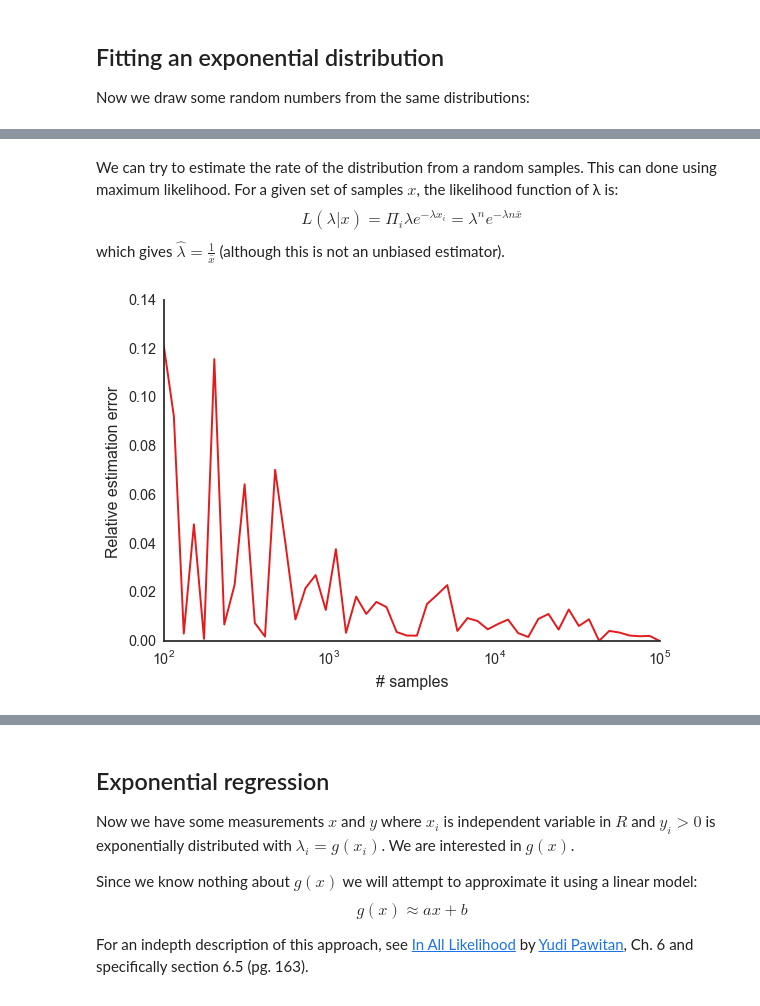
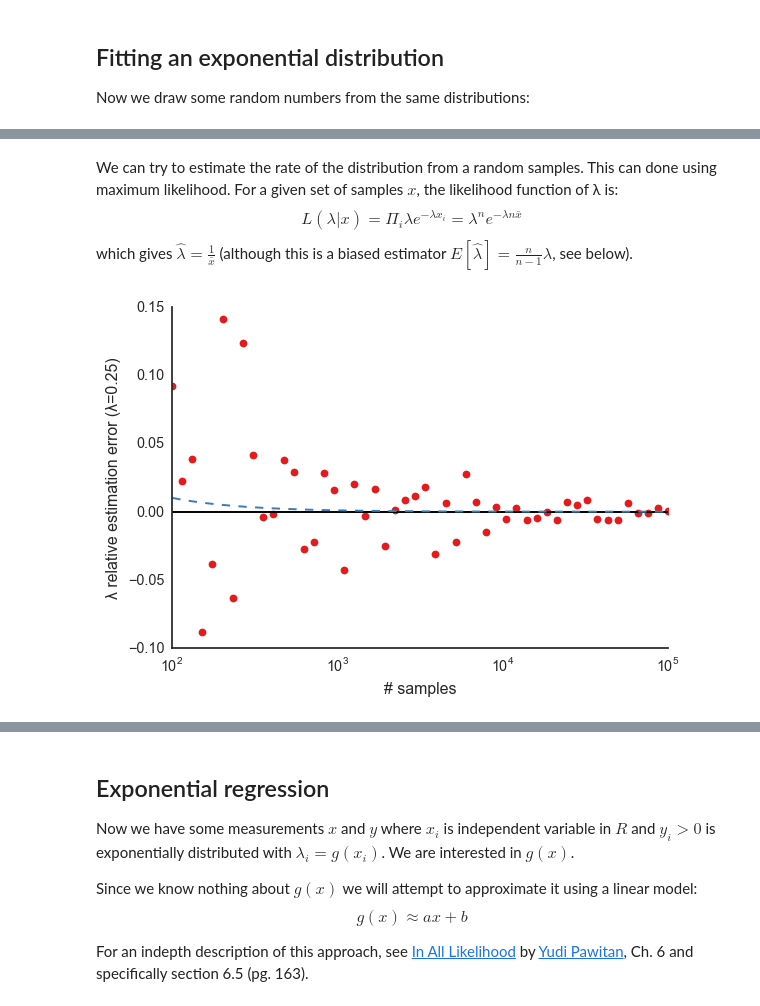
Before and after one commit to yoavram/ipython-notebooks, a Jupyter notebook: exponential regression of adaptation time.ipynb, the cells around one changed output, grey strips where cells are left out. Drawn from its saved outputs; the diff is of its cells as text; code cells hidden in the pictures.

Commit message:
added discussion on bias of exponential parameter estimator

```diff
--- a/exponential regression of adaptation time.ipynb
+++ b/exponential regression of adaptation time.ipynb
@@ -92,19 +92,22 @@ We can try to estimate the rate of the distribution from a random samples. This
 $$
 L(\lambda | x) = \Pi_i{\lambda e^{-\lambda x_i}} = \lambda^n e^{-\lambda n \bar{x}}
 $$
-which gives $\hat{\lambda} = \frac{1}{\bar{x}}$ (although this is not an unbiased estimator).
+which gives $\hat{\lambda} = \frac{1}{\bar{x}}$ (although this is a biased estimator $E[\hat{\lambda}]=\frac{n}{n-1}\lambda$, see below).
 # %%
 nsamples = np.logspace(2, 5, 50, dtype=int)
-estimate_errors = [
-    exp.mean() - exp.rvs(n).mean()
+estimates = [
+    1/exp.rvs(n).mean()
     for n in nsamples
 ]
+estimates = np.array(estimates)
-# %%
-estimate_errors = np.array(estimate_errors)
-plt.plot(nsamples, abs(estimate_errors)/exp.mean(), '-')
-plt.xscale('log')
-plt.xlabel('# samples')
-plt.ylabel('Relative estimation error')
-sns.despine()
-# %% [output]
-[figure, removed]
+# %%
+λ = 1/exp.mean()
+plt.plot(nsamples, (estimates/λ - 1), 'o')
+plt.axhline(0, color='k')
+plt.plot(nsamples, nsamples/(nsamples - 1) - 1, '--') # excepted bias
+plt.xscale('log')
+plt.xlabel('# samples')
+plt.ylabel('λ relative estimation error (λ={})'.format(1/exp.mean()))
+sns.despine()
+# %% [output]
+[figure, added]
```
Also changed, not shown: parts of 5 cells of this notebook.
